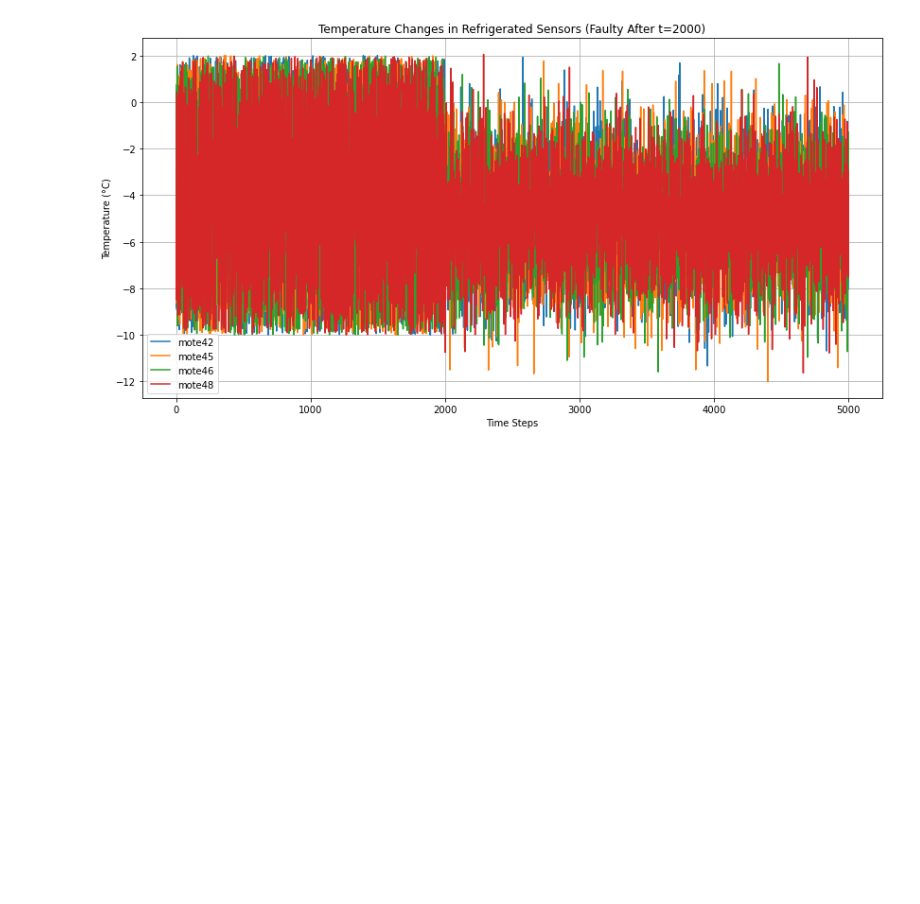
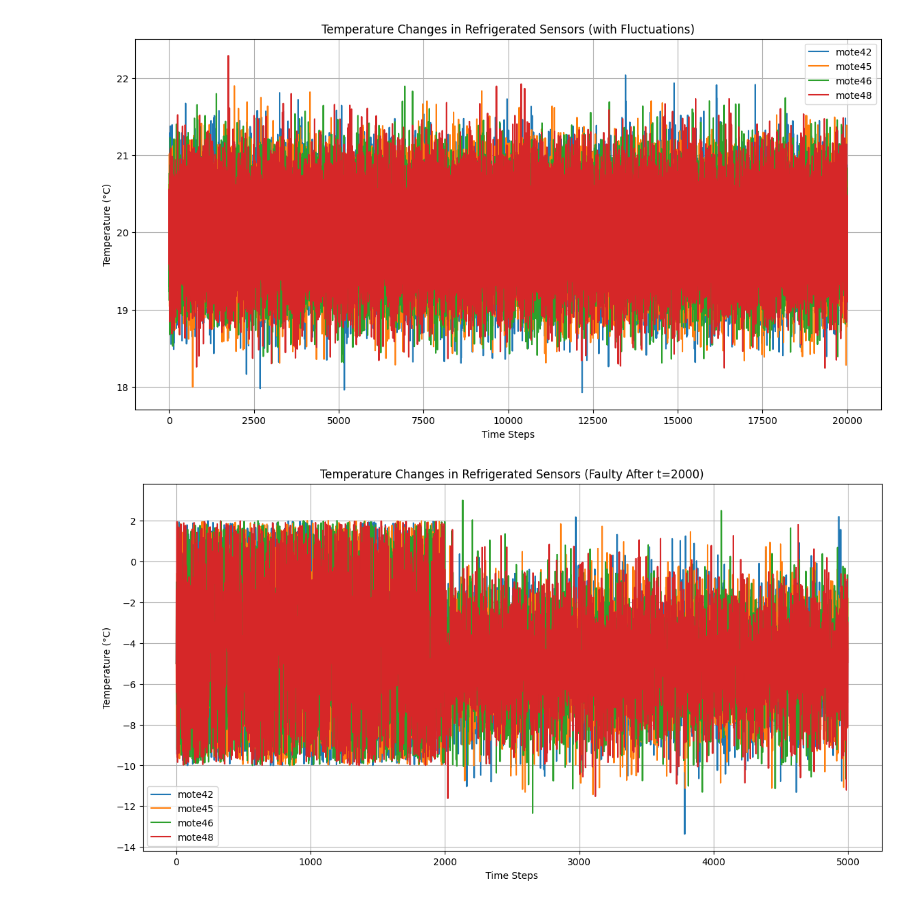
Before and after one commit to sokistar24/wakeupradio, a Jupyter notebook: Sensor_data_simulation_scenario.ipynb, the cells around one changed output. Drawn from its saved outputs; the diff is of its cells as text; code cells hidden in the pictures; blank space fills up the shorter version.

```diff
--- a/Sensor_data_simulation_scenario.ipynb
+++ b/Sensor_data_simulation_scenario.ipynb
@@ -1,3 +23,45 @@
+# %%
+import numpy as np
+import pandas as pd
+import matplotlib.pyplot as plt
+
+# Number of time steps
+time_steps = 20000
+
+# Define the nodes (sensors)
+nodes = [f'mote{i}' for i in range(1, 51)]
+
+# Initialize the DataFrame
+data = {node: np.zeros(time_steps) for node in nodes}
+data['SN'] = np.arange(time_steps)
+
+# Stable room conditions for most sensors (normal fluctuations around 20°C with deviation of 0.2°C)
+for node in nodes:
+    if node not in ['mote42', 'mote45', 'mote46', 'mote48']:
+        data[node] = np.random.normal(loc=20, scale=0.2, size=time_steps)  # Fluctuations around 20°C with deviation 0.2°C
+
+# Nodes 42, 45, 46, and 48 have larger fluctuations (deviation of 0.5°C) around 20°C
+for node in ['mote42', 'mote45', 'mote46', 'mote48']:
+    data[node] = np.random.normal(loc=20, scale=0.5, size=time_steps)  # Fluctuations around 20°C with deviation 0.5°C
+
+# Convert to DataFrame
+df = pd.DataFrame(data)
+
+# Save to CSV
+df.to_csv('synthetic_scenario_one.csv', index=False)
+
+# Plot to visualize the changes
+plt.figure(figsize=(14, 7))
+for node in ['mote42', 'mote45', 'mote46', 'mote48']:
+    plt.plot(df['SN'], df[node], label=node)
+plt.xlabel('Time Steps')
+plt.ylabel('Temperature (°C)')
+plt.title('Temperature Changes in Refrigerated Sensors (with Fluctuations)')
+plt.legend()
+plt.grid(True)
+plt.show()
+# %% [output]
+[figure, added]
 # %%
 import numpy as np
 import pandas as pd
@@ -44,7 +108,7 @@ plt.legend()
 plt.grid(True)
 plt.show()
 # %% [output]
-[figure, old version]
+[figure, new version]
 # %%
 import numpy as np
 import pandas as pd
```
Also changed, not shown: parts of 9 cells of this notebook, 4 other files.
